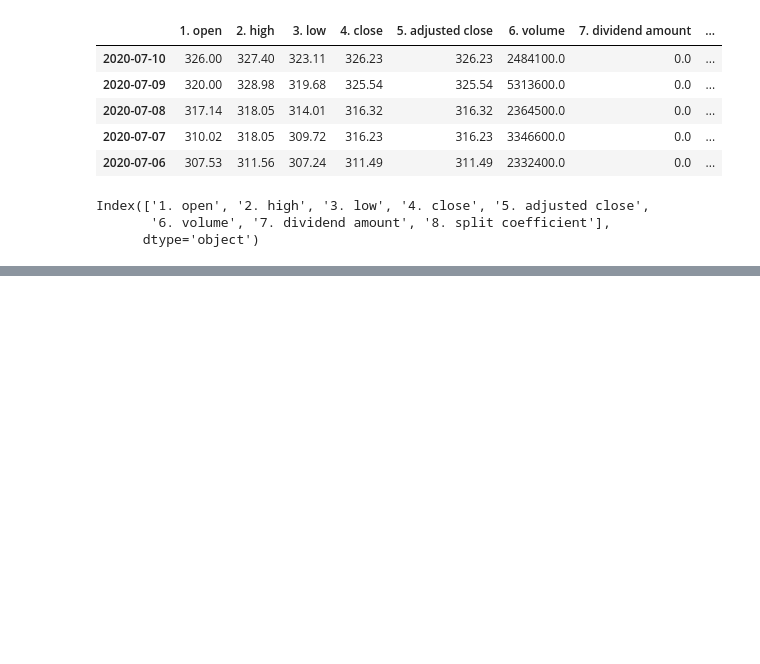
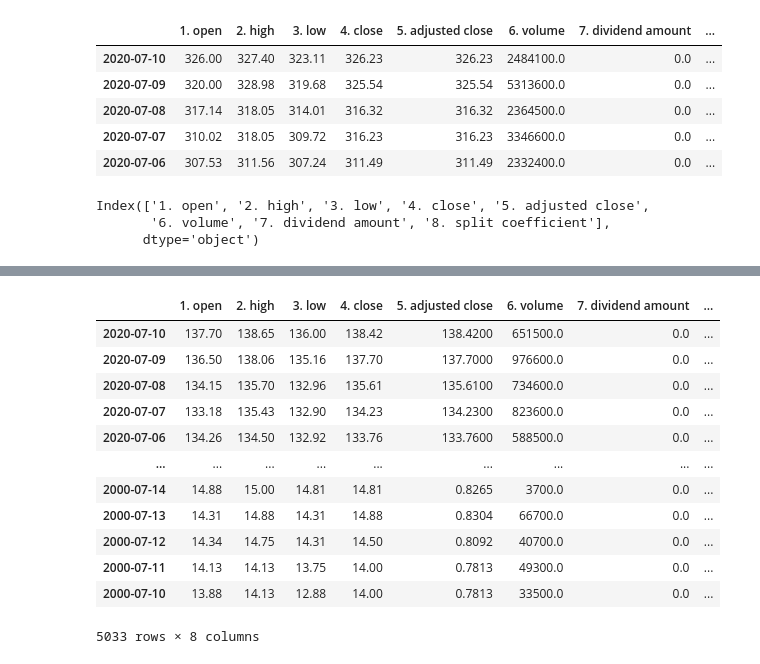
Before and after one commit to GMIT-Project-TeamC/GMIT-project, a Jupyter notebook: stock_analysis.ipynb, the cells around one changed output, grey strips where cells are left out. Cells and saved outputs as stored; diff of their text form; code cells hidden in the pictures; blank space fills up the shorter version.

```diff
--- a/stock_analysis.ipynb
+++ b/stock_analysis.ipynb
@@ -135,0 +144,16 @@ Text(0.5, 1.0, 'Daily 6. volume Time Series of TSCO & COST for 500 days')
+# %%
+prices_dfs[0]
+# %% [output]
+|  | 1. open | 2. high | 3. low | 4. close | 5. adjusted close | 6. volume | 7. dividend amount | ... |
+| 2020-07-10 | 137.70 | 138.65 | 136.00 | 138.42 | 138.4200 | 651500.0 | 0.0 | ... |
+| 2020-07-09 | 136.50 | 138.06 | 135.16 | 137.70 | 137.7000 | 976600.0 | 0.0 | ... |
+| 2020-07-08 | 134.15 | 135.70 | 132.96 | 135.61 | 135.6100 | 734600.0 | 0.0 | ... |
+| 2020-07-07 | 133.18 | 135.43 | 132.90 | 134.23 | 134.2300 | 823600.0 | 0.0 | ... |
+| 2020-07-06 | 134.26 | 134.50 | 132.92 | 133.76 | 133.7600 | 588500.0 | 0.0 | ... |
+| ... | ... | ... | ... | ... | ... | ... | ... | ... |
+| 2000-07-14 | 14.88 | 15.00 | 14.81 | 14.81 | 0.8265 | 3700.0 | 0.0 | ... |
+| 2000-07-13 | 14.31 | 14.88 | 14.31 | 14.88 | 0.8304 | 66700.0 | 0.0 | ... |
+| 2000-07-12 | 14.34 | 14.75 | 14.31 | 14.50 | 0.8092 | 40700.0 | 0.0 | ... |
+| 2000-07-11 | 14.13 | 14.13 | 13.75 | 14.00 | 0.7813 | 49300.0 | 0.0 | ... |
+| 2000-07-10 | 13.88 | 14.13 | 12.88 | 14.00 | 0.7813 | 33500.0 | 0.0 | ... |
+5033 rows × 8 columns
```
Also changed, not shown: parts of 5 cells of this notebook.
